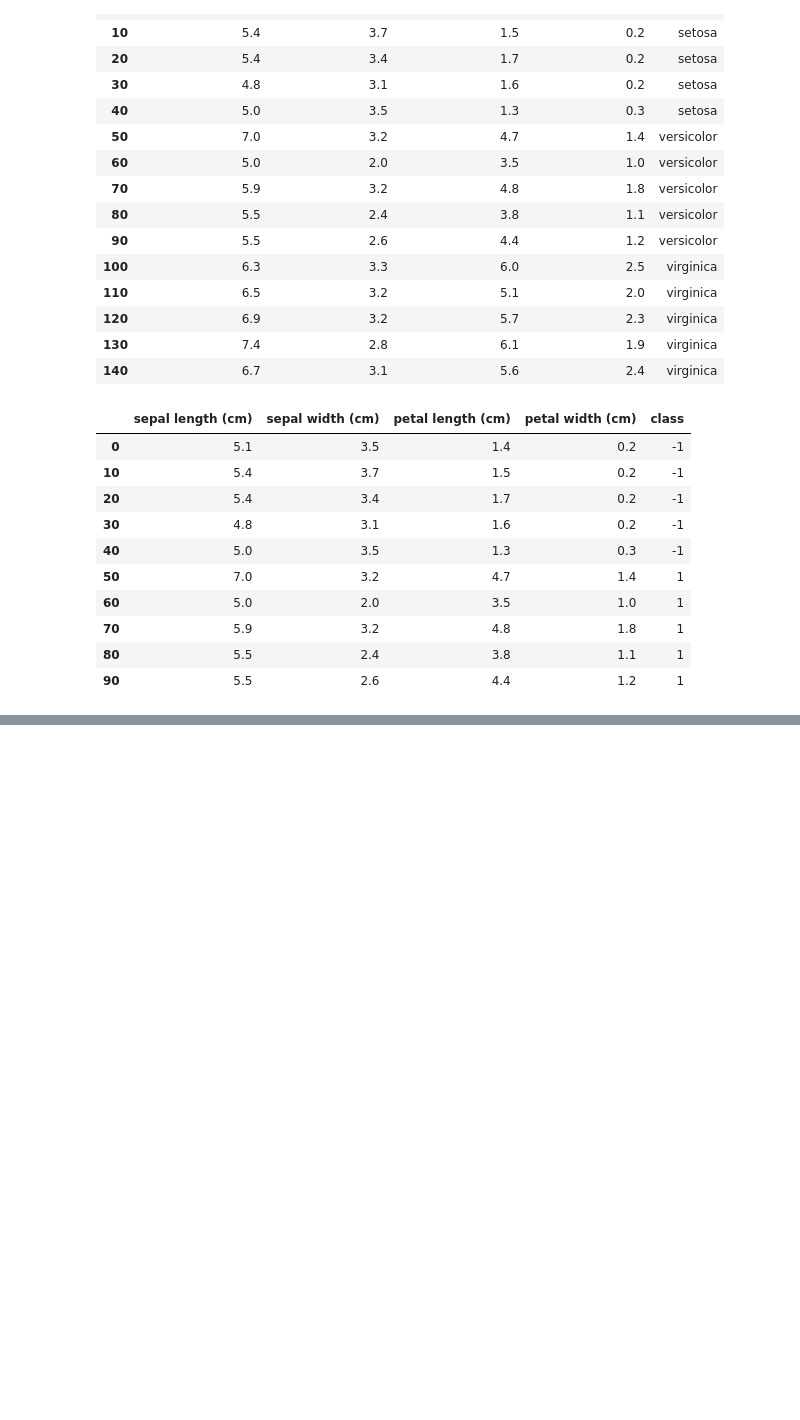
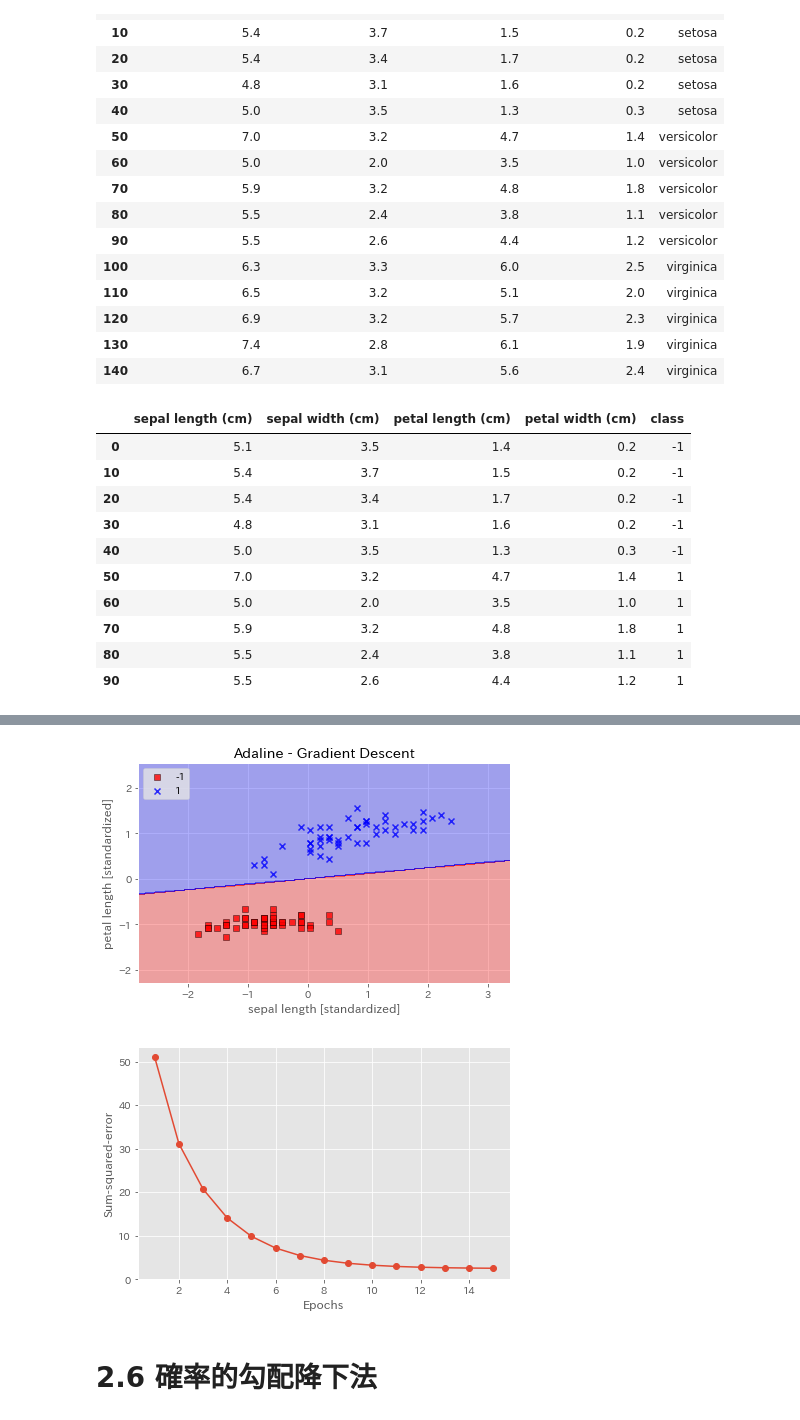
Before and after one commit to oshino-taihei/Python_ML_Programming, a Jupyter notebook: ch2_分類問題.ipynb, the cells around one changed output, grey strips where cells are left out. Drawn from its saved outputs; the diff is of its cells as text; code cells hidden in the pictures; blank space fills up the shorter version.

```diff
--- a/ch2_分類問題.ipynb
+++ b/ch2_分類問題.ipynb
@@ -156,0 +224,6 @@ plot_decision_regions(X, y, classifier=ppn)
+# %%
+# データの標準化
+X_std = X.copy()
+X_std['sepal length (cm)'] = (X_std['sepal length (cm)'] - X_std['sepal length (cm)'].mean()) / X_std['sepal length (cm)'].std()
+X_std['petal length (cm)'] = (X_std['petal length (cm)'] - X_std['petal length (cm)'].mean()) / X_std['petal length (cm)'].std()
+X_std.head()
@@ -156,0 +237,21 @@ plot_decision_regions(X, y, classifier=ppn)
+# %%
+ada = AdalineGD(n_iter=15, eta=0.01)
+ada.fit(X_std, y)
+plot_decision_regions(X_std, y, classifier=ada)
+plt.title('Adaline - Gradient Descent')
+plt.xlabel('sepal length [standardized]')
+plt.ylabel('petal length [standardized]')
+plt.legend(loc='upper left')
+plt.tight_layout()
+plt.show()
+
+plt.plot(range(1, len(ada.cost_) + 1), ada.cost_, marker='o')
+plt.xlabel('Epochs')
+plt.ylabel('Sum-squared-error')
+plt.tight_layout()
+plt.show()
+# %% [output]
+[figure, added]
+[figure, added]
+# %% [markdown]
+# 2.6 確率的勾配降下法
```
Also changed, not shown: parts of 10 cells of this notebook.
